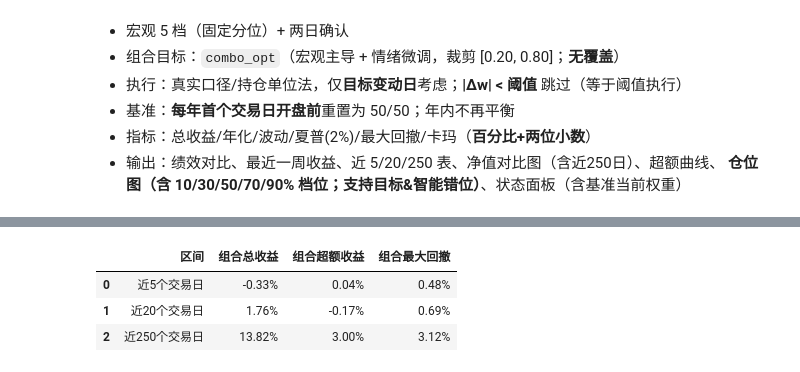
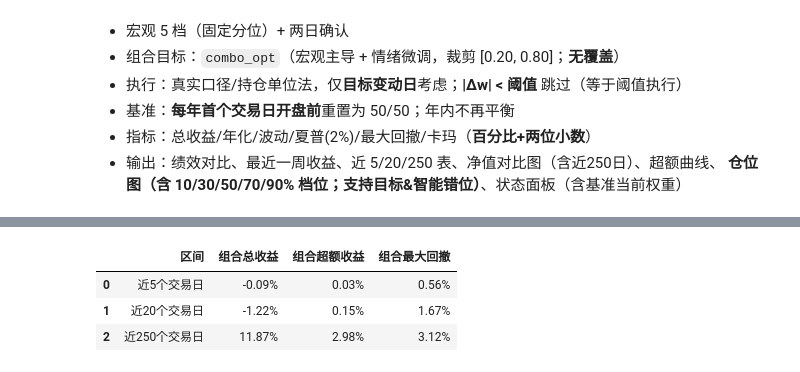
Before and after one commit to Lycheen97/ChinaEB-TimingModel, a Jupyter notebook: NewSentiment_OnlyNewFile_Backtest.ipynb, the cells around one changed output, grey strips where cells are left out. Saved outputs shown, nothing was run; the diff lists cells and outputs as text; code cells hidden in the pictures.

```diff
--- a/NewSentiment_OnlyNewFile_Backtest.ipynb
+++ b/NewSentiment_OnlyNewFile_Backtest.ipynb
@@ -284,6 +284,7 @@ run = run_engine_with_threshold(panel['ret_eq'], panel['ret_bd'], pos_new,
 # run.tail()
 # %%
 # ========== 绩效对比（组合 vs 基准） + 最近一周 ==========
+
 bench = build_benchmark_buyhold_panel(panel)
 
 # 绩效
@@ -310,11 +311,16 @@ exec_summary = pd.DataFrame([{
 display(perf_comp)
 display(exec_summary)
 
-# 最近一周（5个交易日）
-port_r = run['r_port'].copy()
-bench_r = bench.pct_change(); bench_r.iloc[0] = bench.iloc[0] - 1.0
+# 最近一周（5个交易日，去掉 T+1 末行缺失，保证组合/基准对齐）
+port_r = run['r_port']
+bench_r = bench.pct_change(fill_method=None)
+bench_r.iloc[0] = bench.iloc[0] - 1.0  # 首日起点
 
-recent = pd.DataFrame({"Portfolio": port_r.tail(5), "Benchmark": bench_r.tail(5)})
+recent = (
+    pd.concat([port_r, bench_r], axis=1, keys=["Portfolio", "Benchmark"])
+      .dropna()   # 去掉末行缺失
+      .tail(5)    # 最近5个有效交易日（如 12/5~12/11）
+)
 recent["Excess"] = recent["Portfolio"] - recent["Benchmark"]
 
 week_summary = pd.DataFrame([{
@@ -340,32 +346,43 @@ display(week_summary)
 # %%
 # ========== 最近 5 / 20 / 250 个交易日表（总收益/超额/最大回撤） ==========
-def window_metrics(nav_port: pd.Series, nav_bench: pd.Series, n: int):
-    p = nav_port.dropna(); b = nav_bench.reindex(p.index).dropna()
-    idx = p.index.intersection(b.index); p = p.loc[idx]; b = b.loc[idx]
-    if len(p) < 2: return np.nan, np.nan, np.nan
-    p_win = p.tail(n); b_win = b.reindex(p_win.index)
-    p_norm = p_win / p_win.iloc[0]; b_norm = b_win / b_win.iloc[0]
-    tot = p_norm.iloc[-1] - 1.0
-    ex  = (p_norm.iloc[-1]-1.0) - (b_norm.iloc[-1]-1.0)
-    mdd = ((p_norm.cummax()-p_norm)/p_norm.cummax()).max()
+
+def window_metrics_from_returns(r_port: pd.Series, nav_bench: pd.Series, n: int):
+    # 基准日收益（T+1，末日无下一日会是 NaN）
+    bench_r = nav_bench.pct_change(fill_method=None)
+    bench_r.iloc[0] = nav_bench.iloc[0] - 1.0
+    bench_r = bench_r.reindex(r_port.index)
+
+    # 组合/基准对齐并去掉缺失
+    df = pd.concat([r_port, bench_r], axis=1, keys=["Portfolio", "Benchmark"]).dropna()
+    if len(df) < n:
+        return np.nan, np.nan, np.nan
+
+    win = df.tail(n)  # 最近 n 个有效交易日
+    p_nav = (1 + win["Portfolio"]).cumprod()
+    b_nav = (1 + win["Benchmark"]).cumprod()
+
+    tot = p_nav.iloc[-1] - 1.0
+    ex = tot - (b_nav.iloc[-1] - 1.0)
+    mdd = ((p_nav.cummax() - p_nav) / p_nav.cummax()).max()
     return tot, ex, mdd
 
 rows = []
 for n, tag in [(5, "近5个交易日"), (20, "近20个交易日"), (250, "近250个交易日")]:
-    tot, ex, mdd = window_metrics(run['nav'], bench, n)
+    tot, ex, mdd = window_metrics_from_returns(run["r_port"], bench, n)
     rows.append({
         "区间": tag,
-        "组合总收益": f"{tot*100:.2f}%",
-        "组合超额收益": f"{ex*100:.2f}%",
-        "组合最大回撤": f"{mdd*100:.2f}%",
+        "组合总收益": f"{tot * 100:.2f}%" if pd.notna(tot) else np.nan,
+        "组合超额收益": f"{ex * 100:.2f}%" if pd.notna(ex) else np.nan,
+        "组合最大回撤": f"{mdd * 100:.2f}%" if pd.notna(mdd) else np.nan,
     })
+
 period_table = pd.DataFrame(rows)
 display(period_table)
 # %% [output]
 |  | 区间 | 组合总收益 | 组合超额收益 | 组合最大回撤 |
-| 0 | 近5个交易日 | -0.33% | 0.04% | 0.48% |
-| 1 | 近20个交易日 | 1.76% | -0.17% | 0.69% |
-| 2 | 近250个交易日 | 13.82% | 3.00% | 3.12% |
+| 0 | 近5个交易日 | -0.09% | 0.03% | 0.56% |
+| 1 | 近20个交易日 | -1.22% | 0.15% | 1.67% |
+| 2 | 近250个交易日 | 11.87% | 2.98% | 3.12% |
 # %%
 # ========== 图表：净值对比 / 超额曲线 / 近250日净值 ==========
 port_nav_norm  = run['nav'] / run['nav'].iloc[0]
```
Also changed, not shown: parts of 4 cells of this notebook, 16 other files.
